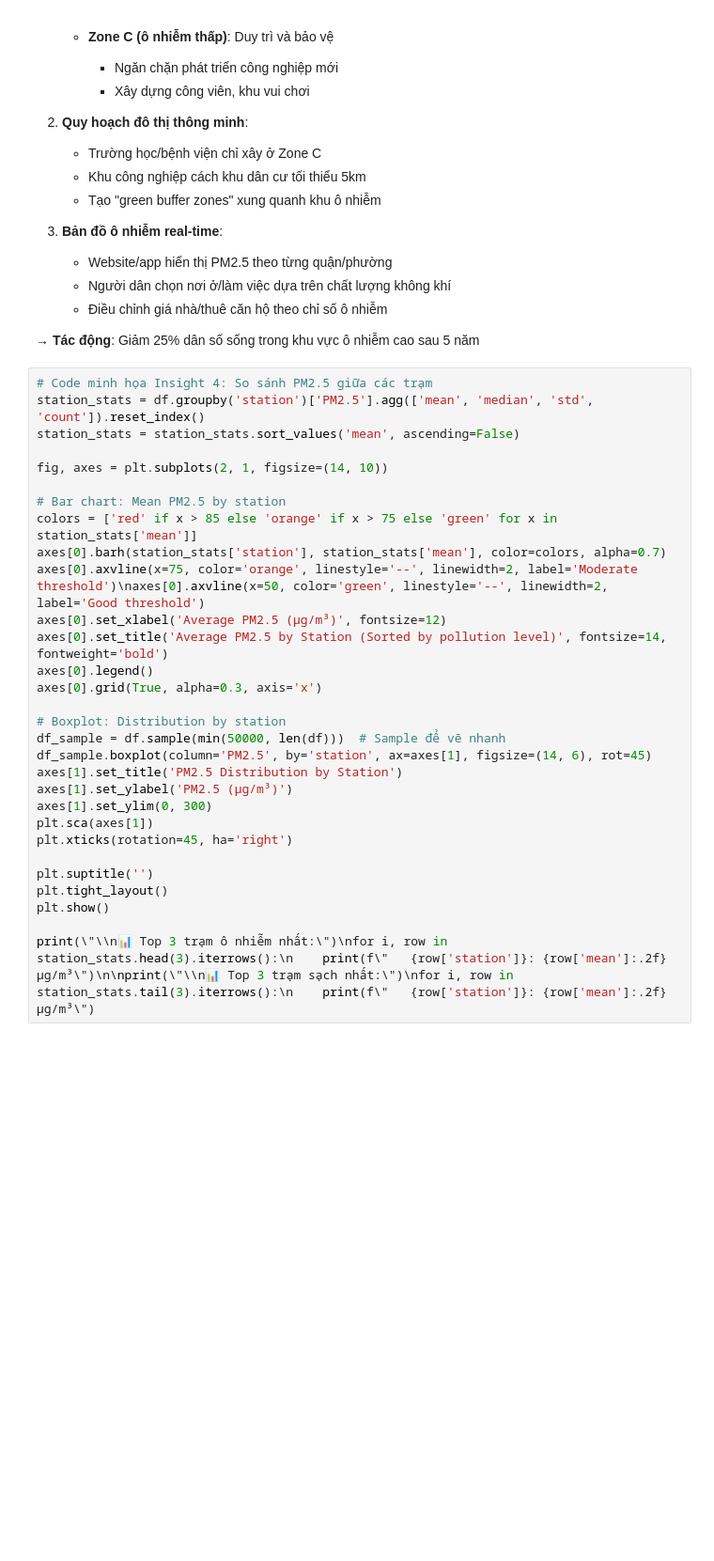
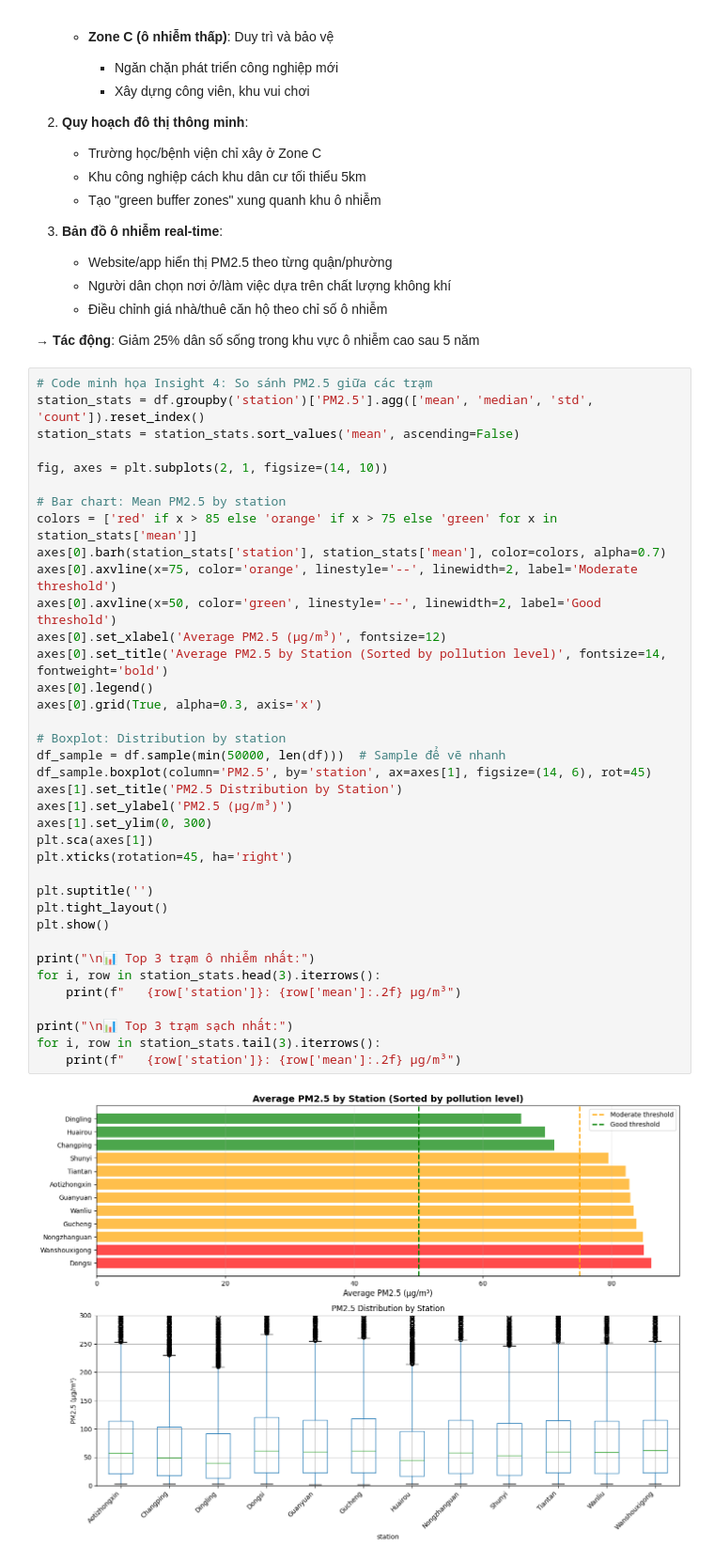
Before and after one commit to quang2005asd/Lab4, a Jupyter notebook: notebooks/bieudo_insights.ipynb, the cells around one changed output. Shown at 94% size. Drawn from its saved outputs; the diff is of its cells as text; blank space fills up the shorter version.

```diff
--- a/notebooks/bieudo_insights.ipynb
+++ b/notebooks/bieudo_insights.ipynb
@@ -487,30 +529,39 @@ print(f\"📊 % thời gian ở mỗi cấp độ:\")\nfor level, count in alert
 # %%
 # Code minh họa Insight 4: So sánh PM2.5 giữa các trạm
 station_stats = df.groupby('station')['PM2.5'].agg(['mean', 'median', 'std', 'count']).reset_index()
 station_stats = station_stats.sort_values('mean', ascending=False)
 
 fig, axes = plt.subplots(2, 1, figsize=(14, 10))
 
 # Bar chart: Mean PM2.5 by station
 colors = ['red' if x > 85 else 'orange' if x > 75 else 'green' for x in station_stats['mean']]
 axes[0].barh(station_stats['station'], station_stats['mean'], color=colors, alpha=0.7)
-axes[0].axvline(x=75, color='orange', linestyle='--', linewidth=2, label='Moderate threshold')\naxes[0].axvline(x=50, color='green', linestyle='--', linewidth=2, label='Good threshold')
+axes[0].axvline(x=75, color='orange', linestyle='--', linewidth=2, label='Moderate threshold')
+axes[0].axvline(x=50, color='green', linestyle='--', linewidth=2, label='Good threshold')
 axes[0].set_xlabel('Average PM2.5 (μg/m³)', fontsize=12)
 axes[0].set_title('Average PM2.5 by Station (Sorted by pollution level)', fontsize=14, fontweight='bold')
 axes[0].legend()
 axes[0].grid(True, alpha=0.3, axis='x')
 
 # Boxplot: Distribution by station
 df_sample = df.sample(min(50000, len(df)))  # Sample để vẽ nhanh
 df_sample.boxplot(column='PM2.5', by='station', ax=axes[1], figsize=(14, 6), rot=45)
 axes[1].set_title('PM2.5 Distribution by Station')
 axes[1].set_ylabel('PM2.5 (μg/m³)')
 axes[1].set_ylim(0, 300)
 plt.sca(axes[1])
 plt.xticks(rotation=45, ha='right')
 
 plt.suptitle('')
 plt.tight_layout()
 plt.show()
 
-print(\"\\n📊 Top 3 trạm ô nhiễm nhất:\")\nfor i, row in station_stats.head(3).iterrows():\n    print(f\"   {row['station']}: {row['mean']:.2f} μg/m³\")\n\nprint(\"\\n📊 Top 3 trạm sạch nhất:\")\nfor i, row in station_stats.tail(3).iterrows():\n    print(f\"   {row['station']}: {row['mean']:.2f} μg/m³\")
+print("\n📊 Top 3 trạm ô nhiễm nhất:")
+for i, row in station_stats.head(3).iterrows():
+    print(f"   {row['station']}: {row['mean']:.2f} μg/m³")
+
+print("\n📊 Top 3 trạm sạch nhất:")
+for i, row in station_stats.tail(3).iterrows():
+    print(f"   {row['station']}: {row['mean']:.2f} μg/m³")
+# %% [output]
+[figure, added]
```
Also changed, not shown: parts of 10 cells of this notebook, 7 other files.
